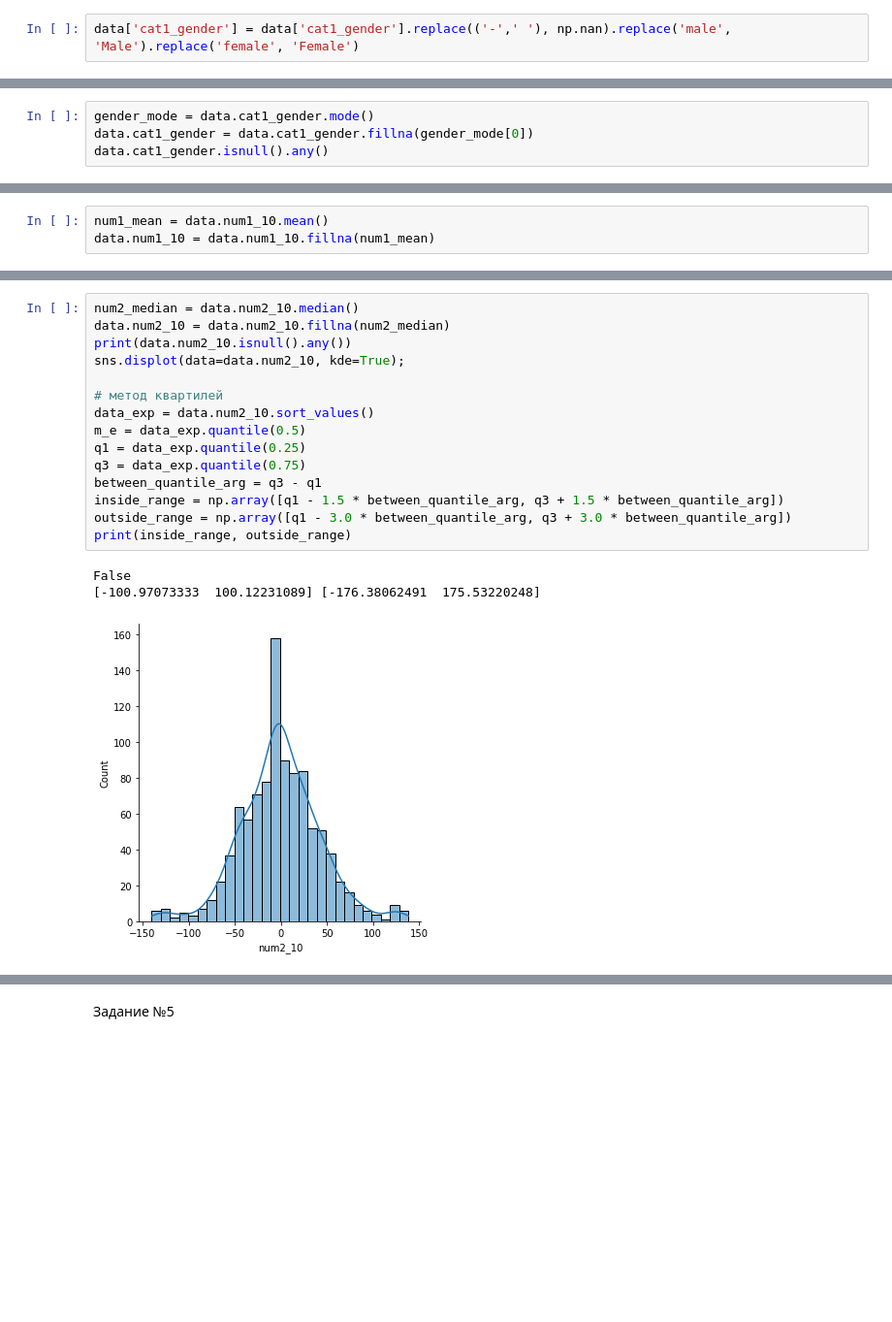
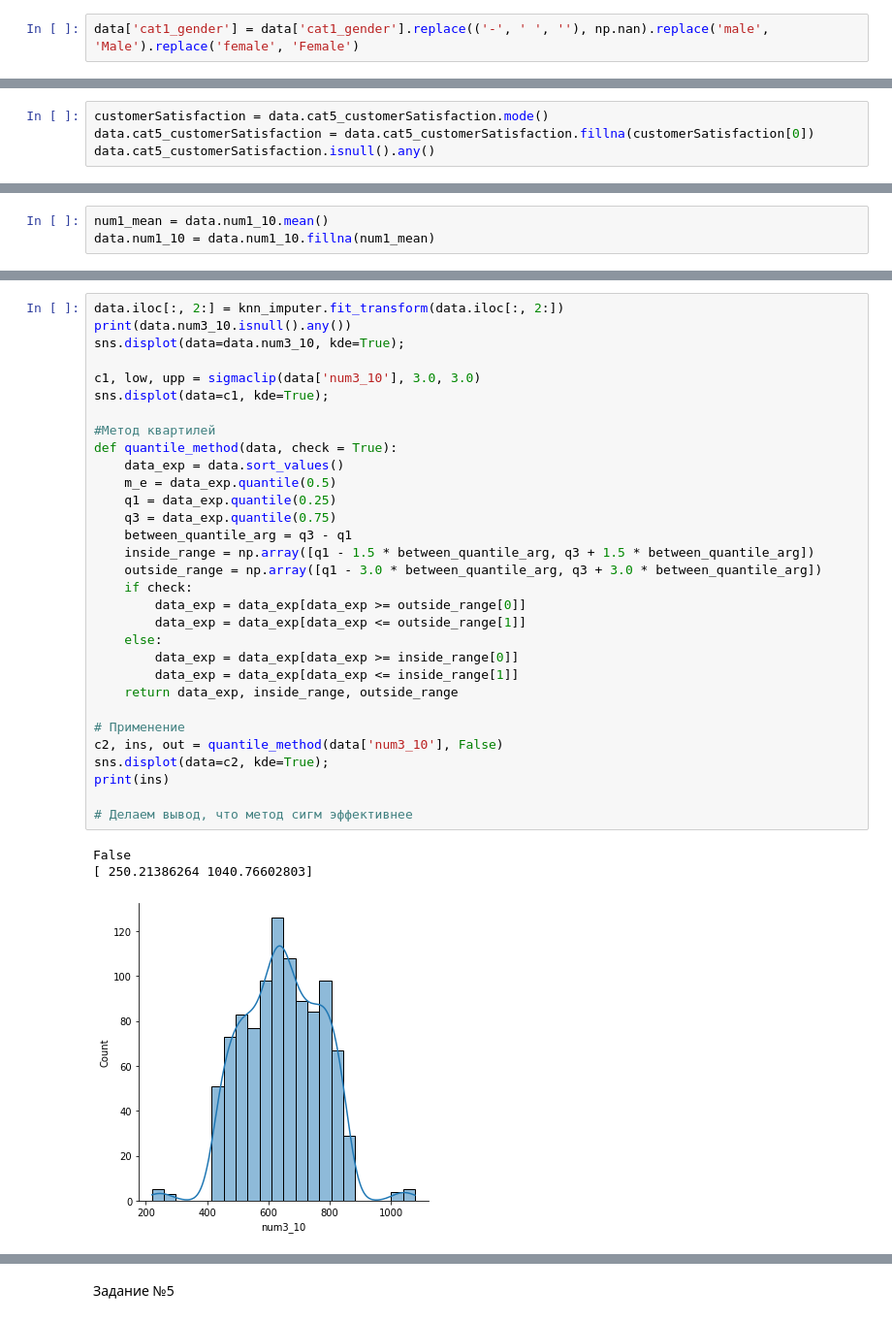
Before and after one commit to KillMoon/MSO, a Jupyter notebook: lab2/lab2.ipynb, the cells around one changed output, grey strips where cells are left out. Shown: that part at 97% size. Drawn from its saved outputs; the diff is of its cells as text; blank space fills up the shorter version.

```diff
--- a/lab2/lab2.ipynb
+++ b/lab2/lab2.ipynb
@@ -66,7 +66,7 @@ sns.catplot(data=data,
 # %% [markdown]
 Задание № 2
 # %%
-data['cat1_gender'] = data['cat1_gender'].replace(('-',' '), np.nan).replace('male', 'Male').replace('female', 'Female')
+data['cat1_gender'] = data['cat1_gender'].replace(('-', ' ', ''), np.nan).replace('male', 'Male').replace('female', 'Female')
 # %%
 plt.figure(figsize=(10, 10))
 data['cat1_gender'].value_counts().plot.pie(autopct='%1.1f%%')
@@ -130,6 +113,6 @@ def satisfactory_mark(row):
 # %%
-gender_mode = data.cat1_gender.mode()
-data.cat1_gender = data.cat1_gender.fillna(gender_mode[0])
-data.cat1_gender.isnull().any()
+customerSatisfaction = data.cat5_customerSatisfaction.mode()
+data.cat5_customerSatisfaction = data.cat5_customerSatisfaction.fillna(customerSatisfaction[0])
+data.cat5_customerSatisfaction.isnull().any()
 # %% [output]
 False
@@ -139,19 +154,35 @@ data.num1_10 = data.num1_10.fillna(num1_mean)
 # %%
-num2_median = data.num2_10.median()
-data.num2_10 = data.num2_10.fillna(num2_median)
-print(data.num2_10.isnull().any())
-sns.displot(data=data.num2_10, kde=True);
+data.iloc[:, 2:] = knn_imputer.fit_transform(data.iloc[:, 2:])
+print(data.num3_10.isnull().any())
+sns.displot(data=data.num3_10, kde=True);
 
-# метод квартилей
-data_exp = data.num2_10.sort_values()
-m_e = data_exp.quantile(0.5)
-q1 = data_exp.quantile(0.25)
-q3 = data_exp.quantile(0.75)
-between_quantile_arg = q3 - q1
-inside_range = np.array([q1 - 1.5 * between_quantile_arg, q3 + 1.5 * between_quantile_arg])
-outside_range = np.array([q1 - 3.0 * between_quantile_arg, q3 + 3.0 * between_quantile_arg])
-print(inside_range, outside_range)
+c1, low, upp = sigmaclip(data['num3_10'], 3.0, 3.0)
+sns.displot(data=c1, kde=True);
+
+#Метод квартилей
+def quantile_method(data, check = True):
+    data_exp = data.sort_values()
+    m_e = data_exp.quantile(0.5)
+    q1 = data_exp.quantile(0.25)
+    q3 = data_exp.quantile(0.75)
+    between_quantile_arg = q3 - q1
+    inside_range = np.array([q1 - 1.5 * between_quantile_arg, q3 + 1.5 * between_quantile_arg])
+    outside_range = np.array([q1 - 3.0 * between_quantile_arg, q3 + 3.0 * between_quantile_arg])
+    if check:
+        data_exp = data_exp[data_exp >= outside_range[0]]
+        data_exp = data_exp[data_exp <= outside_range[1]]
+    else:
+        data_exp = data_exp[data_exp >= inside_range[0]]
+        data_exp = data_exp[data_exp <= inside_range[1]]
+    return data_exp, inside_range, outside_range
+
+# Применение
+c2, ins, out = quantile_method(data['num3_10'], False)
+sns.displot(data=c2, kde=True);
+print(ins)
+
+# Делаем вывод, что метод сигм эффективнее
 # %% [output]
 False
-[-100.97073333  100.12231089] [-176.38062491  175.53220248]
+[ 250.21386264 1040.76602803]
-[figure, old version]
+[figure, new version]
```
Also changed, not shown: parts of 9 cells of this notebook, 1 other file.
